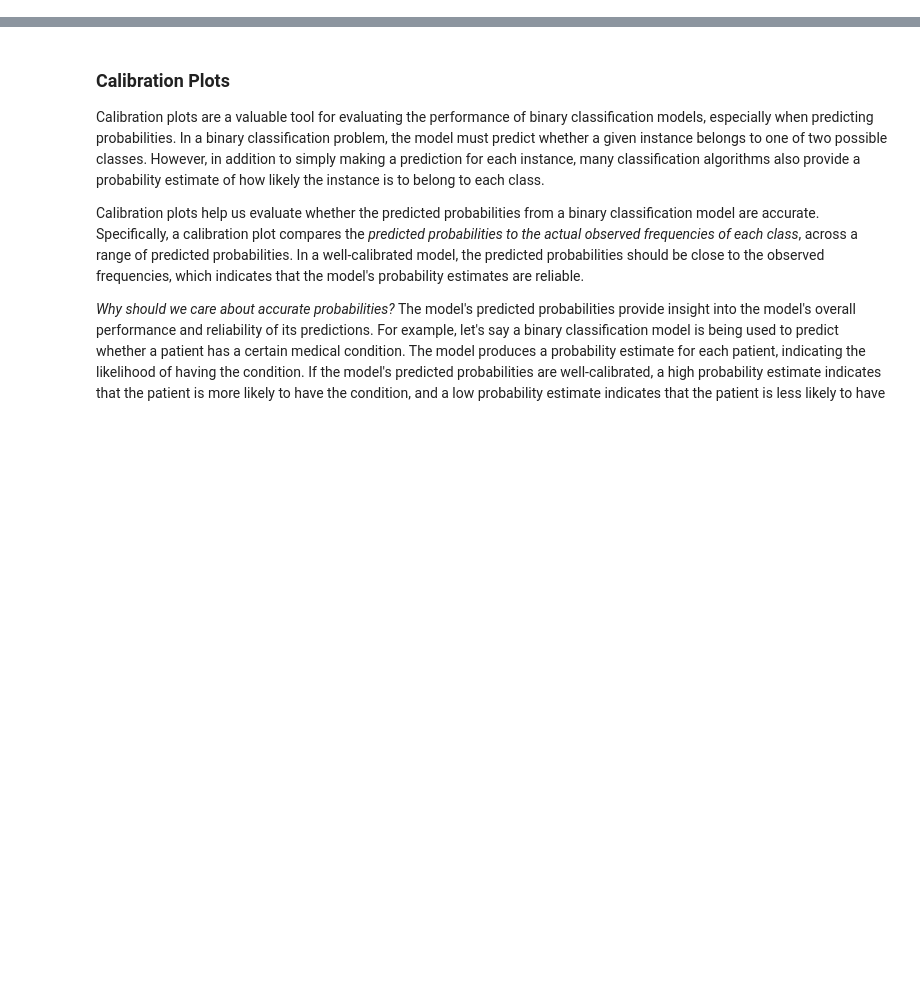
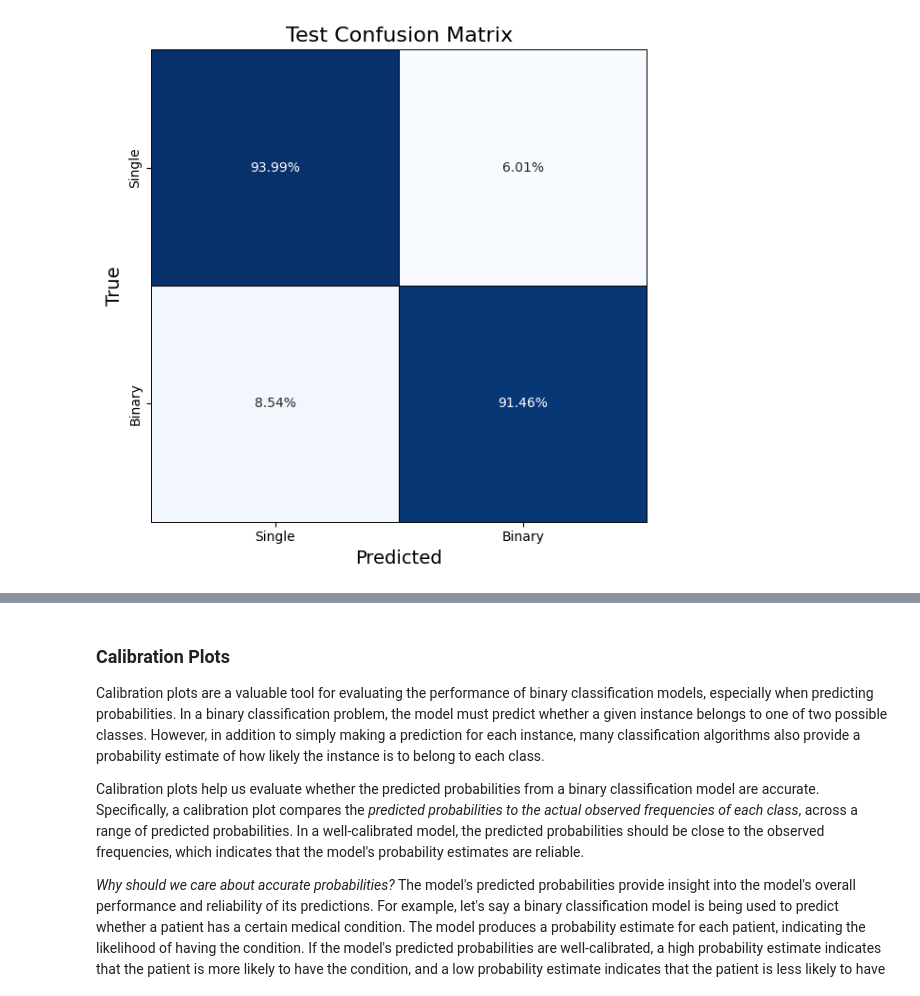
Before and after one commit to malinadesai/spectral_binaries, a Jupyter notebook: notebooks/tutorial.ipynb, the cells around one changed output, grey strips where cells are left out. Saved outputs shown, nothing was run; the diff lists cells and outputs as text; code cells hidden in the pictures; blank space fills up the shorter version.

```diff
--- a/notebooks/tutorial.ipynb
+++ b/notebooks/tutorial.ipynb
@@ -54,0 +160,4 @@ weighted avg       0.93      0.93      0.93      2000
+# %%
+plot_confusion_matrix(results["y_test"], results["y_pred"], title="Test Confusion Matrix")
+# %% [output]
+[figure, added]
```
Also changed, not shown: parts of 24 cells of this notebook, 3 other files.
